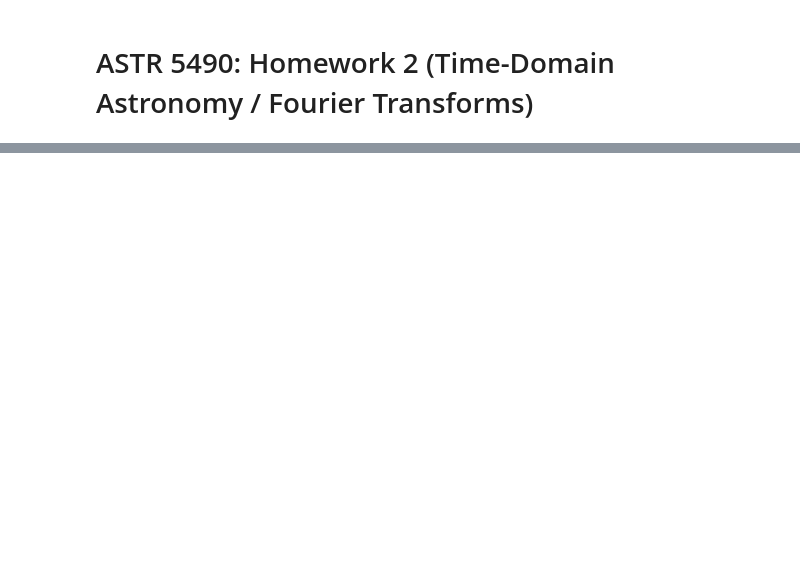
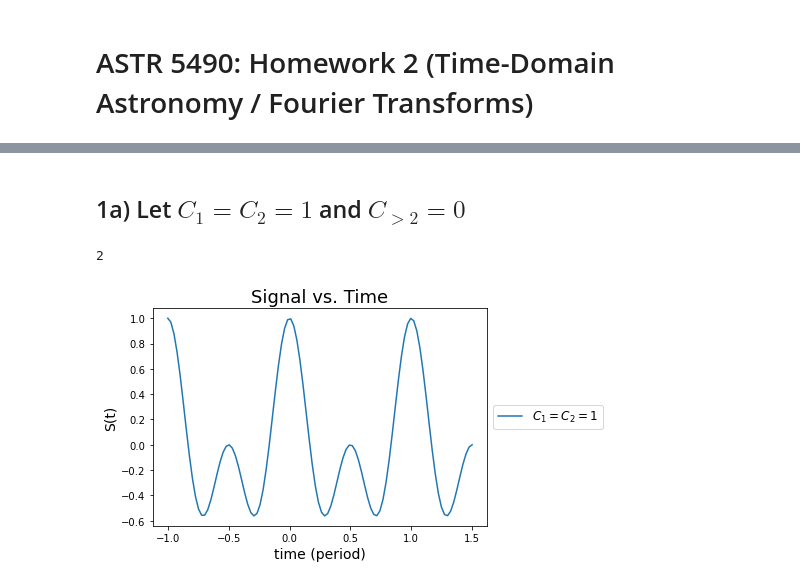
Before and after one commit to jlilly364/ASTR5490, a Jupyter notebook: HW2/PlanetsHW2.ipynb, the cells around one changed output, grey strips where cells are left out. Cells and saved outputs as stored; diff of their text form; code cells hidden in the pictures; blank space fills up the shorter version.

Commit message:
Finished class for Problem 1 on HW 2 to plot Fourier terms

```diff
--- a/HW2/PlanetsHW2.ipynb
+++ b/HW2/PlanetsHW2.ipynb
@@ -42,7 +41,7 @@ class Fourier:
         phase = [2*np.pi*(t-self.t0)/self.period for t in self.t]
 
         # Calculate value of signal
-        S = [1/self.R*self.c[0] + self.c[1]*np.cos(1*phase) + self.c[2]*np.cos(2*phase) + self.c[3]*np.cos(3*phase) + self.c[4]*np.cos(4*phase) for phase in phase]
+        S = [(1/self.R)*(self.c[0] + self.c[1]*np.cos(1*phase) + self.c[2]*np.cos(2*phase) + self.c[3]*np.cos(3*phase) + self.c[4]*np.cos(4*phase)) for phase in phase]
 
         return(self.c,self.t,S)
 
@@ -50,13 +49,15 @@ class Fourier:
     def FourierPlotter(self,linestyle):
 
         c,t,S = self.FourierSignal()
-
+        print(S)
         # Plot signal vs. time
         ax = plt.subplot(111)
 
         # Label legend with whichever coefficent is 1
         for i in range(len(c)):
-            if c[i] == 1:
+            if c[i] == 1 and c[i-1] == 1:
+                label = r'$C_{0}=C_{1}={2}$'.format(i-1,i,c[i])
+            elif c[i] == 1:
                 label = r'$C_{0}={1}$'.format(i,c[i])
         ax.plot(t,S,label=label,linestyle=linestyle)
 
@@ -90,0 +94,9 @@ c =
+# %% [markdown]
+## 1a) Let $C_1=C_2=1$ and $C_{>2}=0$
+# %%
+c = [0,1,1,0,0]
+fourierOddEven = Fourier(c)
+fourierOddEven.FourierPlotter('solid')
+# %% [output]
+2
+[figure, added]
```
Also changed, not shown: parts of 3 cells of this notebook.
